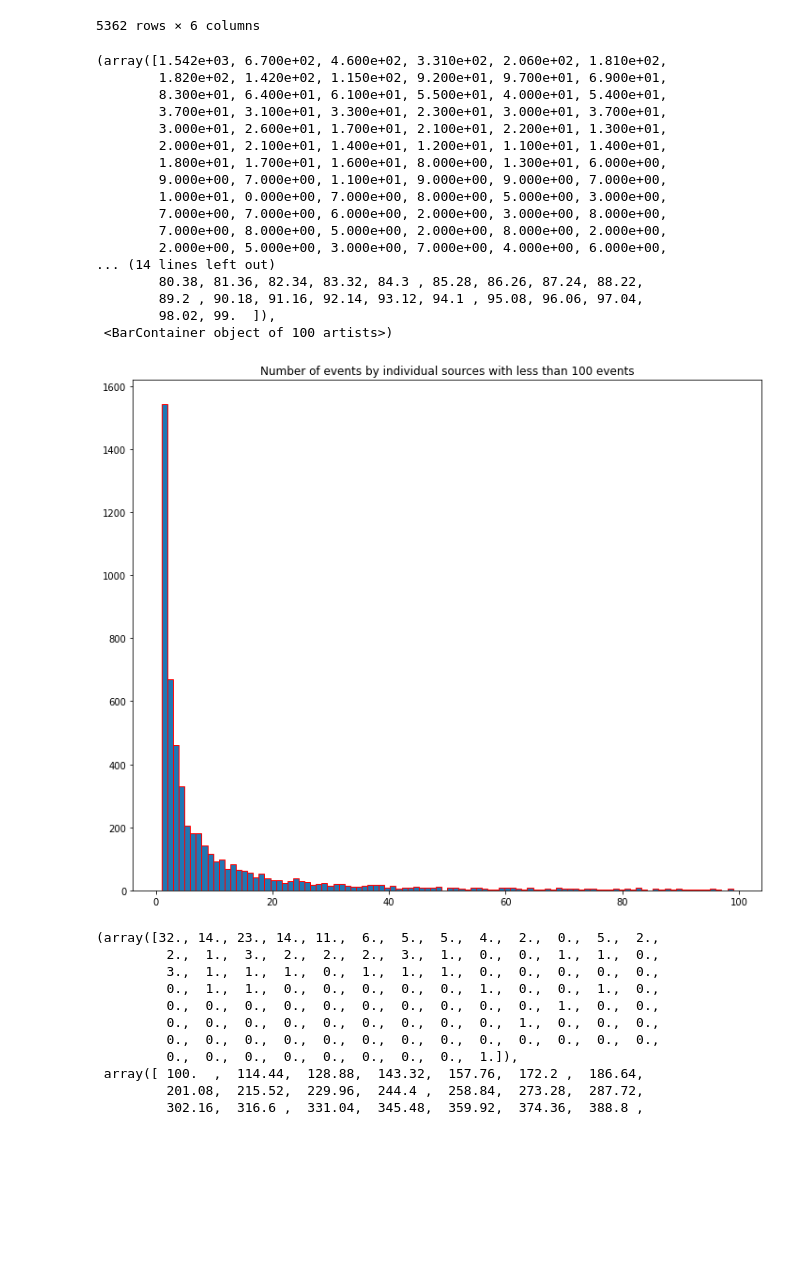
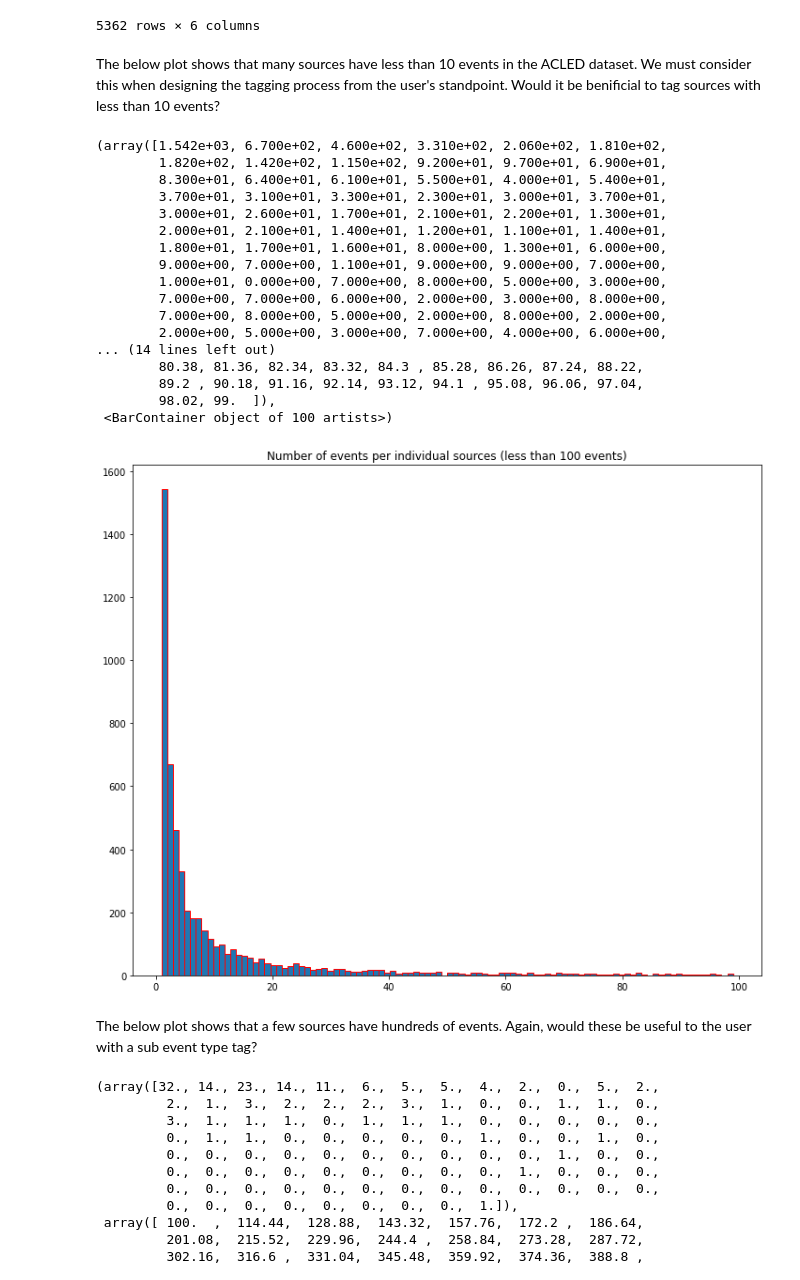
Before and after one commit to bradywilky/data_providers, a Jupyter notebook: analysis/analyze_source_subeventtype.ipynb, the cells around one changed output. Cells and saved outputs as stored; diff of their text form; code cells hidden in the pictures; blank space fills up the shorter version.

```diff
--- a/analysis/analyze_source_subeventtype.ipynb
+++ b/analysis/analyze_source_subeventtype.ipynb
@@ -124,32 +134,36 @@ type_pct_df[['source_singular', 'total', 'Peaceful_protest', 'Violent_demonstrat
 | 5360 | stiripesurse.ro | 1 | 1 | 0 | 1.000000 | ... |
 | 5361 | yam News | 1 | 1 | 0 | 1.000000 | ... |
 5362 rows × 6 columns
+# %% [markdown]
+The below plot shows that many sources have less than 10 events in the ACLED dataset. We must consider this when designing the tagging process from the user's standpoint. Would it be benificial to tag sources with less than 10 events?
 # %%
 event_lim = 100
 type_pct_df_mod = type_pct_df[type_pct_df.total < event_lim]
 
 fig, ax = plt.subplots(figsize=(12,10))
-ax.set_title(f'Number of events by individual sources with less than {event_lim} events')
+ax.set_title(f'Number of events per individual sources (less than {event_lim} events)')
 plt.hist(type_pct_df_mod.total, edgecolor="red", bins=event_lim)
 # %% [output]
 (array([1.542e+03, 6.700e+02, 4.600e+02, 3.310e+02, 2.060e+02, 1.810e+02,
         1.820e+02, 1.420e+02, 1.150e+02, 9.200e+01, 9.700e+01, 6.900e+01,
         8.300e+01, 6.400e+01, 6.100e+01, 5.500e+01, 4.000e+01, 5.400e+01,
         3.700e+01, 3.100e+01, 3.300e+01, 2.300e+01, 3.000e+01, 3.700e+01,
         3.000e+01, 2.600e+01, 1.700e+01, 2.100e+01, 2.200e+01, 1.300e+01,
         2.000e+01, 2.100e+01, 1.400e+01, 1.200e+01, 1.100e+01, 1.400e+01,
         1.800e+01, 1.700e+01, 1.600e+01, 8.000e+00, 1.300e+01, 6.000e+00,
         9.000e+00, 7.000e+00, 1.100e+01, 9.000e+00, 9.000e+00, 7.000e+00,
         1.000e+01, 0.000e+00, 7.000e+00, 8.000e+00, 5.000e+00, 3.000e+00,
         7.000e+00, 7.000e+00, 6.000e+00, 2.000e+00, 3.000e+00, 8.000e+00,
         7.000e+00, 8.000e+00, 5.000e+00, 2.000e+00, 8.000e+00, 2.000e+00,
         2.000e+00, 5.000e+00, 3.000e+00, 7.000e+00, 4.000e+00, 6.000e+00,
 ... (14 lines left out)
         80.38, 81.36, 82.34, 83.32, 84.3 , 85.28, 86.26, 87.24, 88.22,
         89.2 , 90.18, 91.16, 92.14, 93.12, 94.1 , 95.08, 96.06, 97.04,
         98.02, 99.  ]),
  <BarContainer object of 100 artists>)
-[figure, old version]
+[figure, new version]
+# %% [markdown]
+The below plot shows that a few sources have hundreds of events. Again, would these be useful to the user with a sub event type tag?
 # %%
 event_lim = 100
 type_pct_df_mod = type_pct_df[type_pct_df.total >= event_lim]
```
Also changed, not shown: parts of 5 cells of this notebook, 3 other files.
